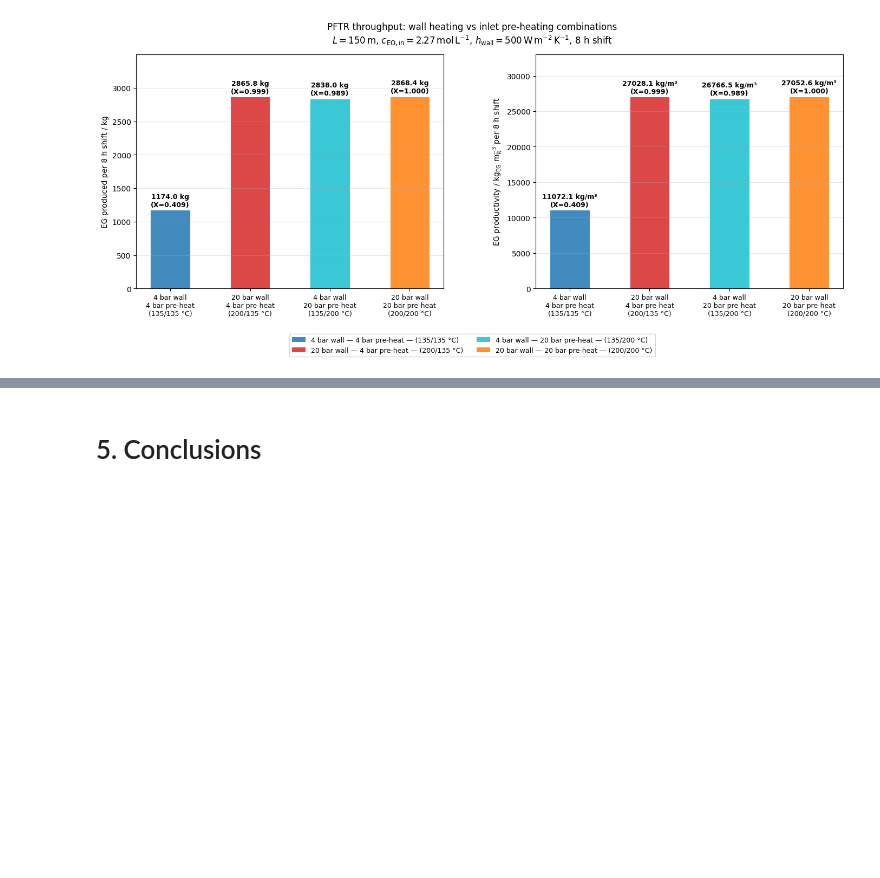
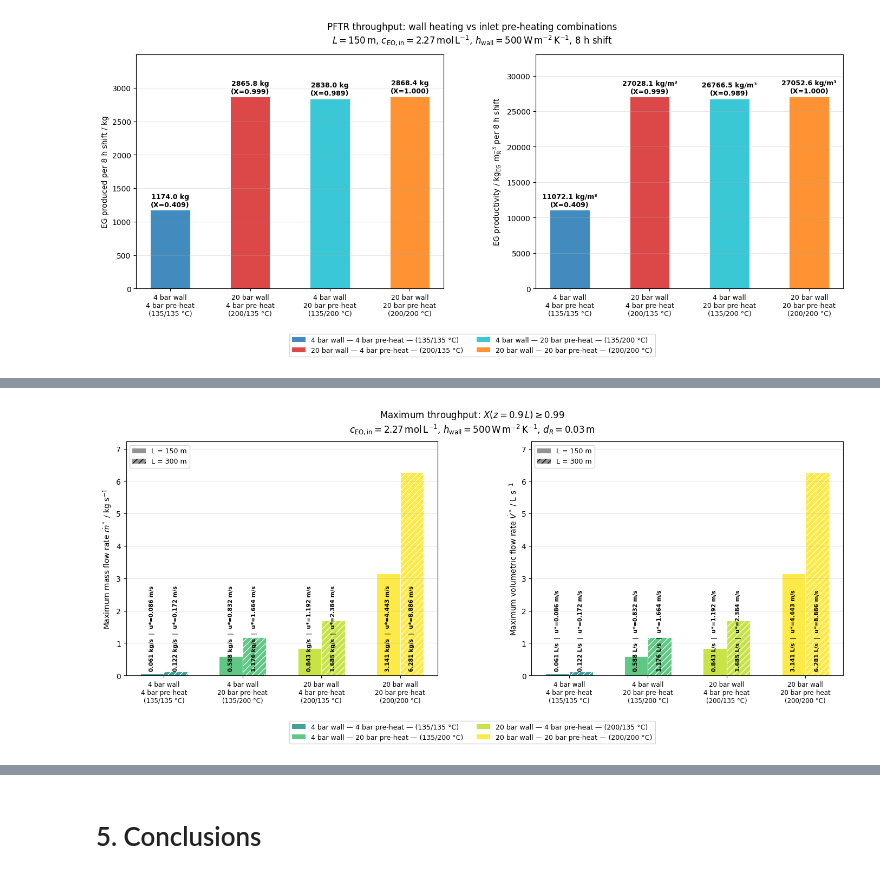
Before and after one commit to PeterSchoenung/CRE3-Assignment-3, a Jupyter notebook: CRT_3_assignment_3_26_Group_5.ipynb, the cells around one changed output, grey strips where cells are left out. Cells and saved outputs as stored; diff of their text form; code cells hidden in the pictures; blank space fills up the shorter version.

```diff
--- a/CRT_3_assignment_3_26_Group_5.ipynb
+++ b/CRT_3_assignment_3_26_Group_5.ipynb
@@ -1739,0 +1868,85 @@ fig_46.savefig("fig_4_6_pftr_heating_comparison.png", dpi=150, bbox_inches="tigh
+# %%
+# ============================================================
+# Section 4.7 — Bar chart: maximum mass flow rate (revised)
+#               Original label style, 4 colors for 4 cases,
+#               hatching to distinguish 150 m / 300 m
+# ============================================================
+
+n_cases_47 = len(cases_47)
+x_pos_47   = np.arange(n_cases_47)
+width_47   = 0.3
+
+# Four distinct viridis colors, one per heating combination
+case_colors_47 = [plt.cm.viridis(0.5 + i * 0.2) for i in range(n_cases_47)]
+hatch_L_47     = {150.0: "",     300.0: "///"}   # solid = 150 m, hatched = 300 m
+
+fig_47, (ax_L, ax_R) = plt.subplots(1, 2, figsize=(14, 6))
+
+for ax, metric, ylabel, unit, scale in [
+    (ax_L, "m_dot", r"Maximum mass flow rate $\dot{m}^*$ / kg s$^{-1}$",      "kg/s", 1.0),
+    (ax_R, "V_dot", r"Maximum volumetric flow rate $\dot{V}^*$ / L s$^{-1}$", "L/s",  1000.0),
+]:
+    all_vals = [
+        results_47[label][L_val][metric] * scale
+        for _, _, label in cases_47
+        for L_val in L_options
+        if results_47[label][L_val][metric] is not None
+    ]
+    y_max = max(all_vals)
+
+    for j, L_val in enumerate(L_options):
+        offset = (j - 0.5) * width_47
+        vals, u_vals = [], []
+
+        for T_wall_val, T_in_val, label in cases_47:
+            r = results_47[label][L_val]
+            vals.append( r[metric] * scale if r[metric] is not None else 0.0)
+            u_vals.append(r["u_star"]       if r["u_star"] is not None else 0.0)
+
+        for i, (bar_val, u, col) in enumerate(zip(vals, u_vals, case_colors_47)):
+            bar = ax.bar(x_pos_47[i] + offset, bar_val,
+                         width=width_47,
+                         color=col, alpha=0.85,
+                         hatch=hatch_L_47[L_val],
+                         edgecolor="white", linewidth=0.8)
+
+            # Value + u* rotated 90°, anchored at x-axis, black text
+            ax.text(x_pos_47[i] + offset,
+                y_max * 0.02,
+                f"{bar_val:.3f} {unit}  |  u*={u:.3f} m/s",
+                ha="center", va="bottom",
+                fontsize=7.5, fontweight="bold",
+                color="black", rotation=90)
+
+    ax.set_xticks(x_pos_47)
+    ax.set_xticklabels([c[2] for c in cases_47], fontsize=8.5)
+    ax.set_ylabel(ylabel, fontsize=10)
+    ax.set_ylim(0, y_max * 1.15)
+    ax.grid(axis="y", alpha=0.3)
+
+    # Legend: L distinction via hatch
+    ax.legend(handles=[
+        Patch(facecolor="gray", alpha=0.85,              label="L = 150 m"),
+        Patch(facecolor="gray", alpha=0.85, hatch="///", label="L = 300 m"),
+    ], fontsize=9, loc="upper left")
+
+# Shared color legend for the 4 heating cases
+case_handles_47 = [
+    Patch(facecolor=col, alpha=0.85, label=label.replace("\n", " — "))
+    for col, (_, _, label) in zip(case_colors_47, cases_47)
+]
+fig_47.legend(handles=case_handles_47, loc="lower center",
+              bbox_to_anchor=(0.5, -0.06), ncol=2, fontsize=9)
+
+fig_47.suptitle(
+    r"Maximum throughput: $X(z=0.9\,L) \geq 0.99$"
+    "\n"
+    r"$c_\mathrm{EO,in}=2.27\,\mathrm{mol\,L^{-1}}$, "
+    r"$h_\mathrm{wall}=500\,\mathrm{W\,m^{-2}\,K^{-1}}$, "
+    r"$d_R=0.03\,\mathrm{m}$",
+    fontsize=12)
+fig_47.tight_layout()
+fig_47.subplots_adjust(top=0.88, bottom=0.16, wspace=0.3)
+fig_47.savefig("fig_4_7_max_throughput.png", dpi=150, bbox_inches="tight")
+# %% [output]
+[figure, added]
```
Also changed, not shown: parts of 5 cells of this notebook, 3 other files.
